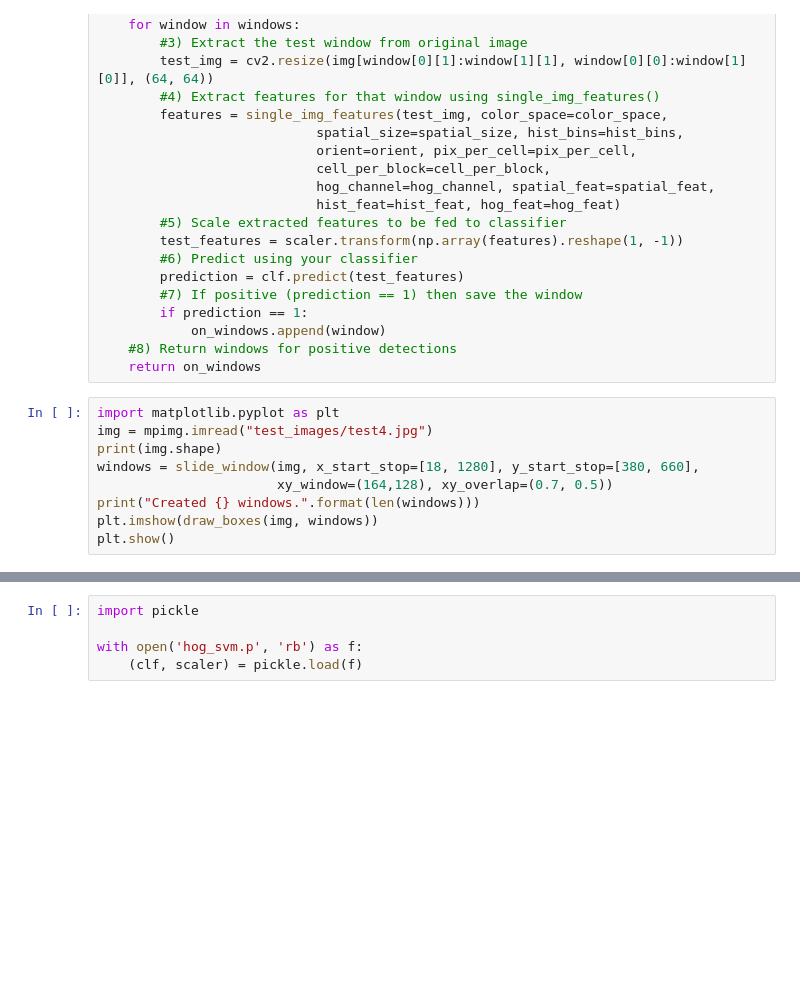
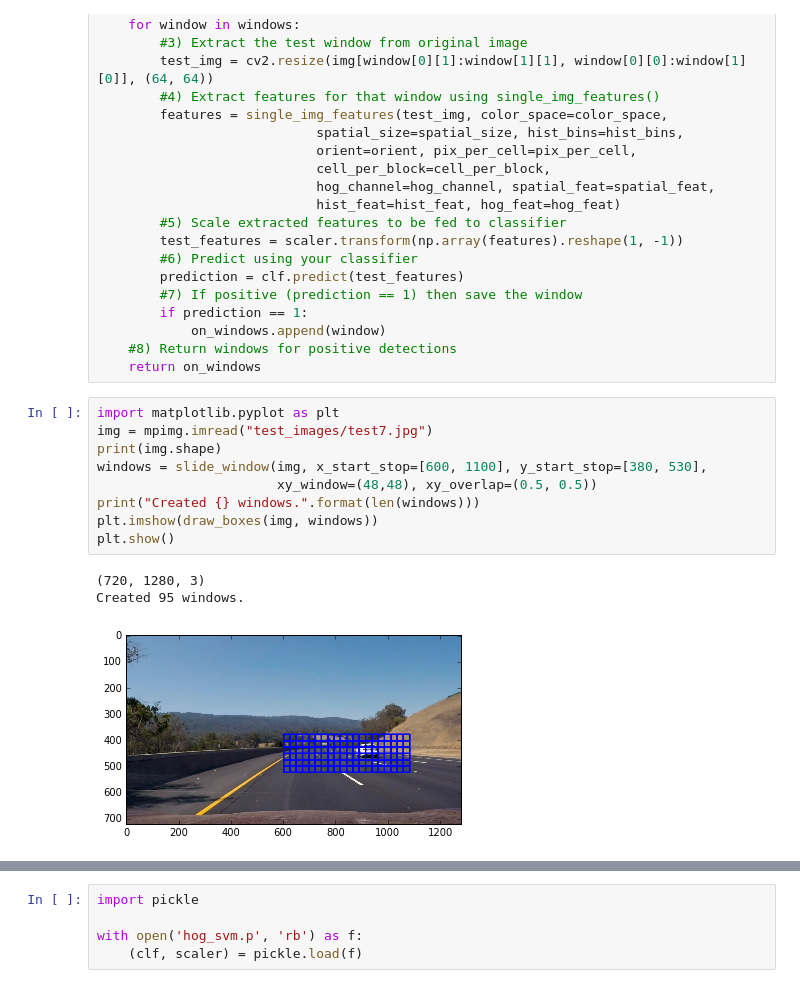
Before and after one commit to mxwg/CarND-Vehicle-Detection, a Jupyter notebook: SlidingWindow.ipynb, the cells around one changed output, grey strips where cells are left out. Saved outputs shown, nothing was run; the diff lists cells and outputs as text; blank space fills up the shorter version.

```diff
--- a/SlidingWindow.ipynb
+++ b/SlidingWindow.ipynb
@@ -235,13 +237,17 @@ def search_windows(img, windows, clf, scaler, color_space='RGB',
     return on_windows
 # %%
 import matplotlib.pyplot as plt
-img = mpimg.imread("test_images/test4.jpg")
+img = mpimg.imread("test_images/test7.jpg")
 print(img.shape)
-windows = slide_window(img, x_start_stop=[18, 1280], y_start_stop=[380, 660],
-                       xy_window=(164,128), xy_overlap=(0.7, 0.5))
+windows = slide_window(img, x_start_stop=[600, 1100], y_start_stop=[380, 530],
+                       xy_window=(48,48), xy_overlap=(0.5, 0.5))
 print("Created {} windows.".format(len(windows)))
 plt.imshow(draw_boxes(img, windows))
 plt.show()
+# %% [output]
+(720, 1280, 3)
+Created 95 windows.
+[figure, added]
 # %%
 w_foreground = slide_window(img, x_start_stop=[100, 1280], y_start_stop=[300, 720],
                        xy_window=(300,300), xy_overlap=(0.7, 0.7))
```
Also changed, not shown: parts of 2 cells of this notebook, 2 other files.
